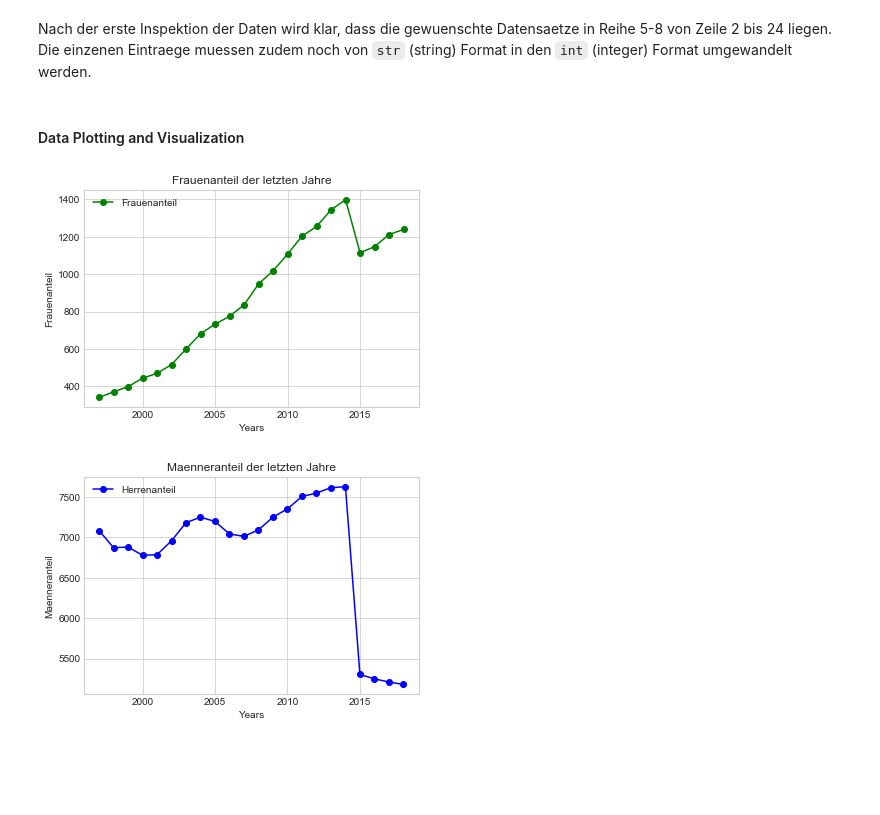
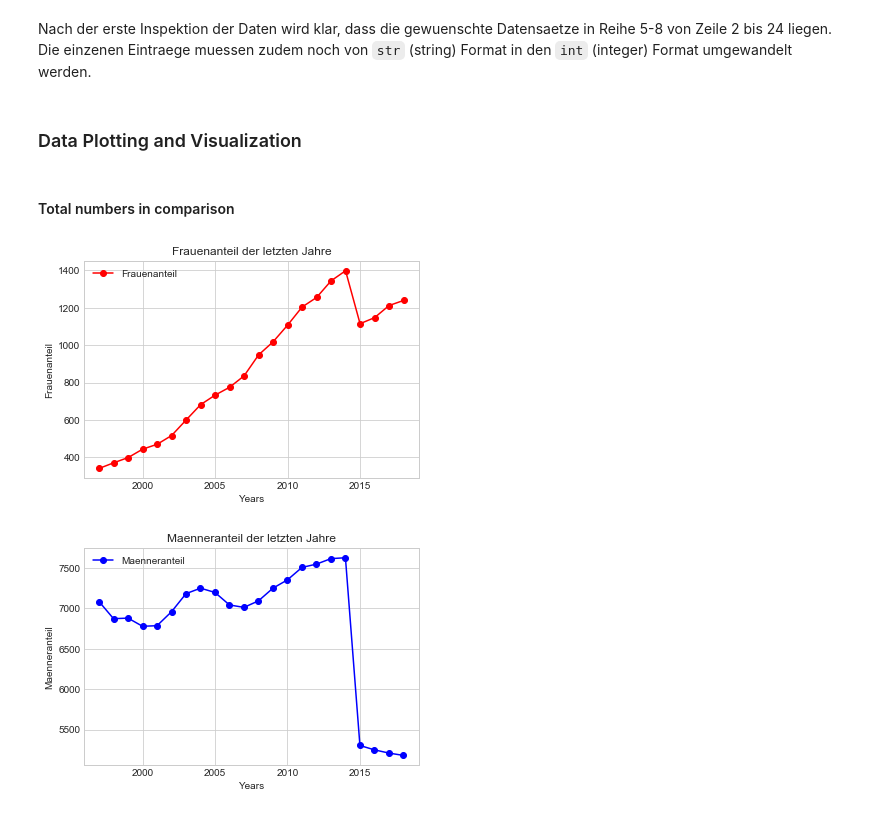
Before and after one commit to UlrikeBoehm/destatis, a Jupyter notebook: PhysikerinnenStats.ipynb, the cells around one changed output. Saved outputs shown, nothing was run; the diff lists cells and outputs as text; code cells hidden in the pictures; blank space fills up the shorter version.

```diff
--- a/PhysikerinnenStats.ipynb
+++ b/PhysikerinnenStats.ipynb
@@ -62,23 +62,25 @@ y_total = y_total[2:24]
 for i in range(0, len(y_total)):
     y_total[i] = int(y_total[i])
 # %% [markdown]
-#### Data Plotting and Visualization
+### Data Plotting and Visualization
+# %% [markdown]
+#### Total numbers in comparison
 # %%
-plt.plot(x,y_female,'-og', label='Frauenanteil')
+plt.plot(x,y_female,'-or', label='Frauenanteil')
 plt.title('Frauenanteil der letzten Jahre')
 plt.xlabel('Years')
 plt.ylabel('Frauenanteil')
 
 plt.legend();
 # %% [output]
-[figure, old version]
+[figure, new version]
 # %%
-plt.plot(x,y_male,'-ob', label='Herrenanteil')
+plt.plot(x,y_male,'-ob', label='Maenneranteil')
 plt.title('Maenneranteil der letzten Jahre')
 plt.xlabel('Years')
 plt.ylabel('Maenneranteil')
 
 plt.legend();
 # %% [output]
-[figure, old version]
+[figure, new version]
 # %%
```
Also changed, not shown: parts of 9 cells of this notebook.
